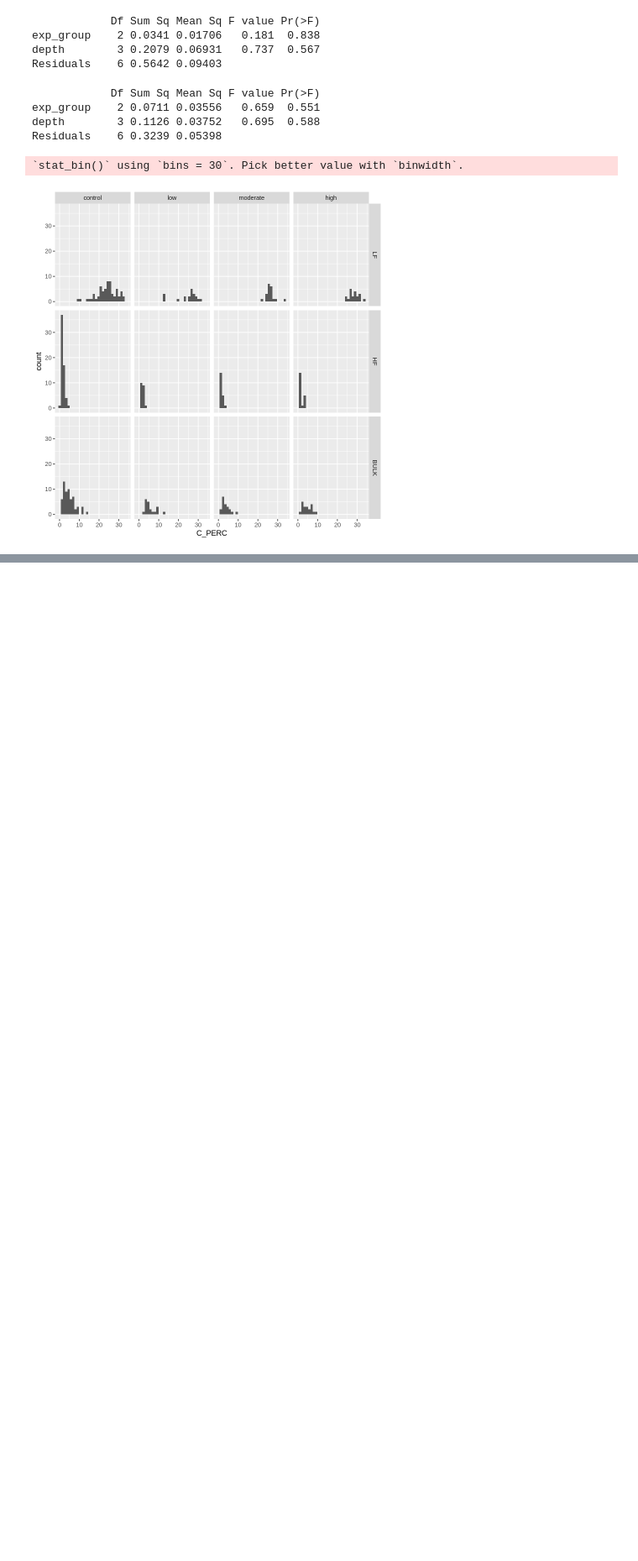
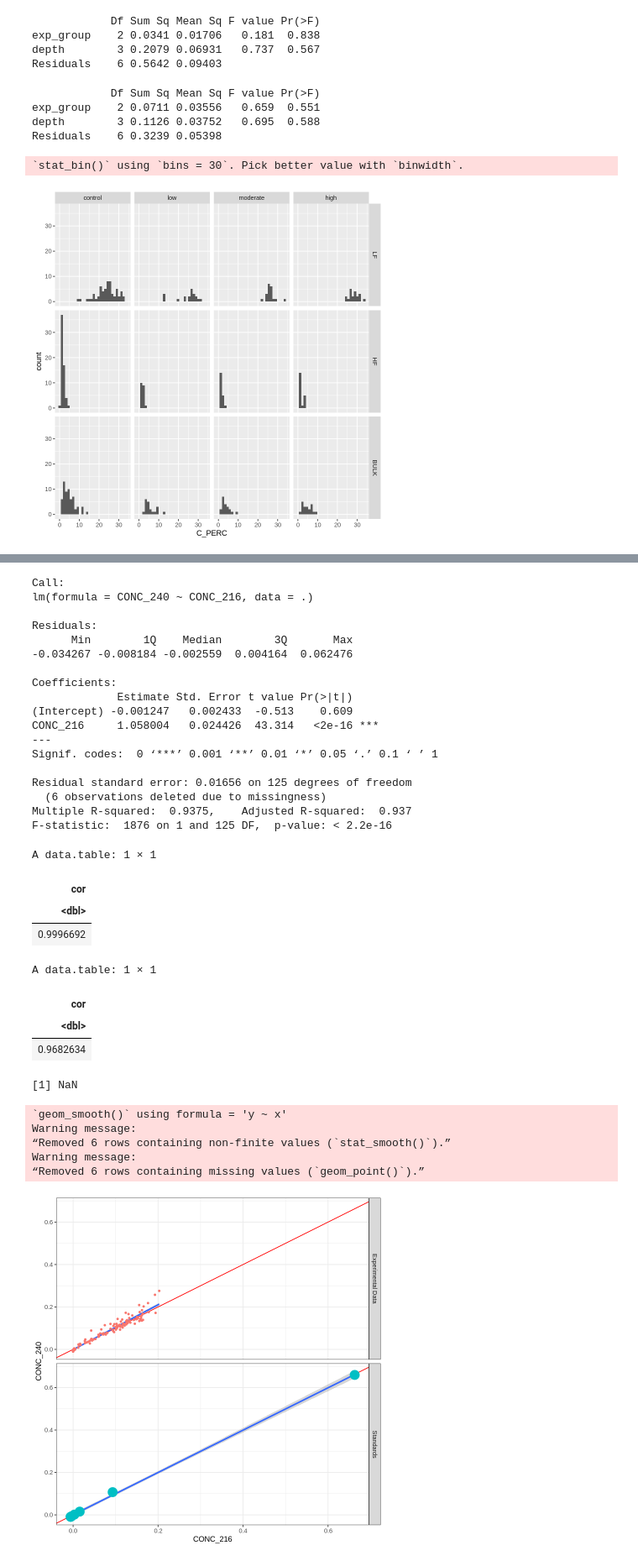
Before and after one commit to hayleypc/BPCA_HFF, a Jupyter notebook: BPCA_analysis_plotting.ipynb, the cells around one changed output, grey strips where cells are left out. Shown at 84% size. Saved outputs shown, nothing was run; the diff lists cells and outputs as text; code cells hidden in the pictures; blank space fills up the shorter version.

```diff
--- a/BPCA_analysis_plotting.ipynb
+++ b/BPCA_analysis_plotting.ipynb
@@ -487,0 +491,2 @@ analysis_full_bpca_exp_dt[, DEPTH := factor(analysis_full_bpca_exp_dt$DEPTH,
+# %%
+standards_dt <- fread('/content/standards.csv')
@@ -487,0 +506,32 @@ analysis_full_bpca_exp_dt[, DEPTH := factor(analysis_full_bpca_exp_dt$DEPTH,
+# %%
+standards_dt[(TREATMENT %in% 'standard')] %>%
+  lm(CONC_240~CONC_216,.) %>%
+  summary()
+
+standards_dt[!(TREATMENT %in% 'standard')] %>%
+  lm(CONC_240~CONC_216,.) %>%
+  summary()
+
+standards_dt[(TREATMENT %in% 'standard'),][,list(cor=cor(CONC_240,CONC_216))]
+
+standards_dt[!(TREATMENT %in% 'standard') &!is.na(CONC_240)&!is.na(CONC_216)][,list(cor=cor(CONC_240,CONC_216))]
+
+
+standards_dt[ ] %>%
+  ggplot(aes(x=CONC_216 ,y=CONC_240)) +
+
+  geom_abline(color='red')+
+  geom_smooth(method='lm')+
+  geom_point(aes(color=facet_group,size=dot_size))+
+  theme_bw()+
+  theme(legend.position = "none")+
+
+  facet_grid(facet_group~.)
+
+# standards_dt[TREATMENT %in% c('control','treatment')  ]  %>%
+#   ggplot(aes(y=PEARSONS,x=SITE)) +
+#   geom_boxplot(aes(color=SITE))+
+#   theme(legend.position = "none")  +
+#   geom_hline(yintercept = .95,color='red',linetype='dashed')+
+#   facet_wrap(TREATMENT~.)
+# %% [output]
@@ -488,2 +555,35 @@ analysis_full_bpca_exp_dt[, DEPTH := factor(analysis_full_bpca_exp_dt$DEPTH,
+Call:
+lm(formula = CONC_240 ~ CONC_216, data = .)
+
+Residuals:
+      Min        1Q    Median        3Q       Max
+-0.034267 -0.008184 -0.002559  0.004164  0.062476
+
+Coefficients:
+             Estimate Std. Error t value Pr(>|t|)
+(Intercept) -0.001247   0.002433  -0.513    0.609
+CONC_216     1.058004   0.024426  43.314   <2e-16 ***
+---
+Signif. codes:  0 ‘***’ 0.001 ‘**’ 0.01 ‘*’ 0.05 ‘.’ 0.1 ‘ ’ 1
+
+Residual standard error: 0.01656 on 125 degrees of freedom
+  (6 observations deleted due to missingness)
+Multiple R-squared:  0.9375,    Adjusted R-squared:  0.937
+F-statistic:  1876 on 1 and 125 DF,  p-value: < 2.2e-16
+A data.table: 1 × 1
+| cor |
+| <dbl> |
+| 0.9996692 |
+A data.table: 1 × 1
+| cor |
+| <dbl> |
+| 0.9682634 |
+[1] NaN
+`geom_smooth()` using formula = 'y ~ x'
+Warning message:
+“Removed 6 rows containing non-finite values (`stat_smooth()`).”
+Warning message:
+“Removed 6 rows containing missing values (`geom_point()`).”
+[figure, added]
 # %%
 means_data <- analysis_full_bpca_exp_dt[ ,
```
Also changed, not shown: parts of 24 cells of this notebook.
